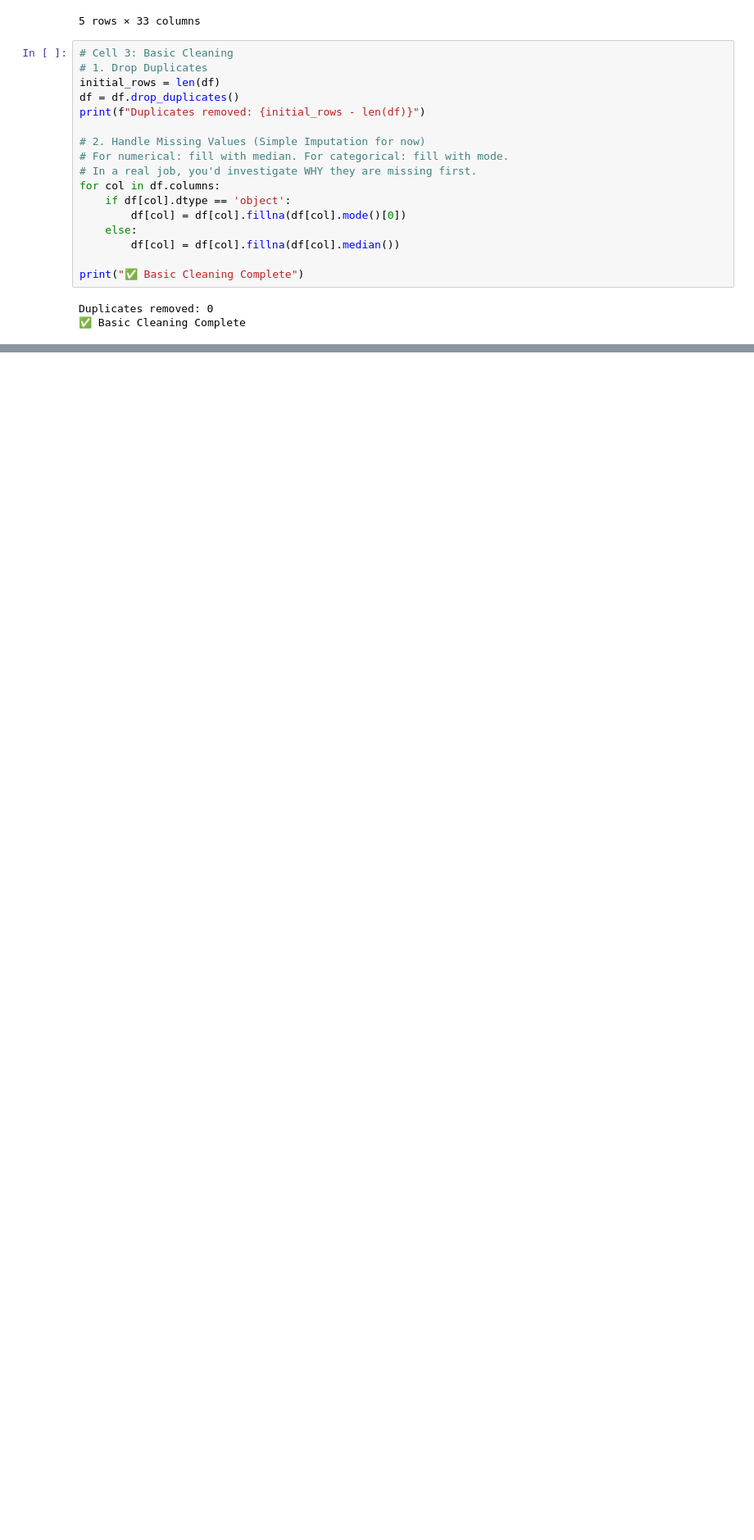
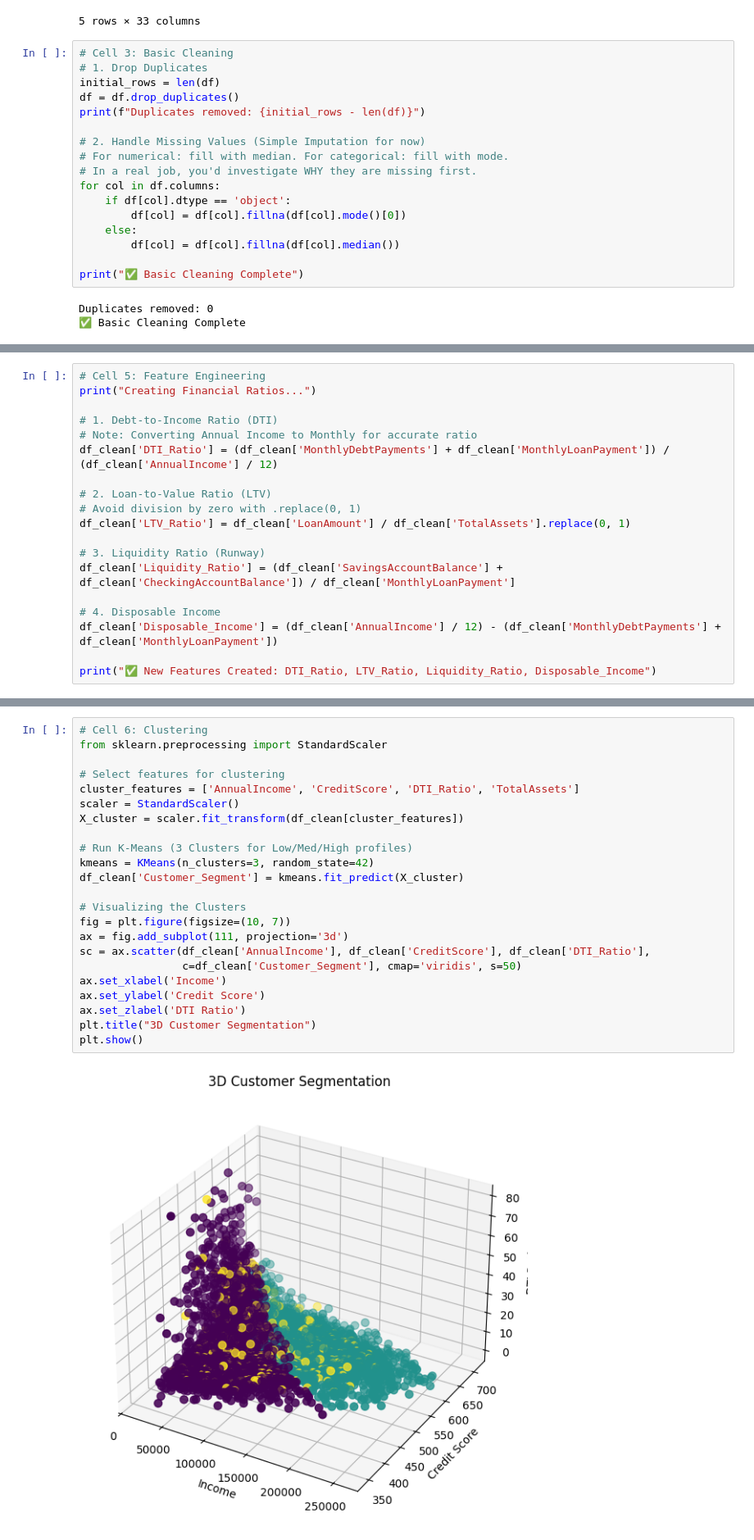
Before and after one commit to AnujanN/Financial-Risk-Modeling, a Jupyter notebook: Loan_Analysis 2.ipynb, the cells around one changed output, grey strips where cells are left out. Shown at 82% size. Saved outputs shown, nothing was run; the diff lists cells and outputs as text; blank space fills up the shorter version.

```diff
--- a/Loan_Analysis 2.ipynb
+++ b/Loan_Analysis 2.ipynb
@@ -68,0 +92,19 @@ Duplicates removed: 0
+# %%
+# Cell 5: Feature Engineering
+print("Creating Financial Ratios...")
+
+# 1. Debt-to-Income Ratio (DTI)
+# Note: Converting Annual Income to Monthly for accurate ratio
+df_clean['DTI_Ratio'] = (df_clean['MonthlyDebtPayments'] + df_clean['MonthlyLoanPayment']) / (df_clean['AnnualIncome'] / 12)
+
+# 2. Loan-to-Value Ratio (LTV)
+# Avoid division by zero with .replace(0, 1)
+df_clean['LTV_Ratio'] = df_clean['LoanAmount'] / df_clean['TotalAssets'].replace(0, 1)
+
+# 3. Liquidity Ratio (Runway)
+df_clean['Liquidity_Ratio'] = (df_clean['SavingsAccountBalance'] + df_clean['CheckingAccountBalance']) / df_clean['MonthlyLoanPayment']
+
+# 4. Disposable Income
+df_clean['Disposable_Income'] = (df_clean['AnnualIncome'] / 12) - (df_clean['MonthlyDebtPayments'] + df_clean['MonthlyLoanPayment'])
+
+print("✅ New Features Created: DTI_Ratio, LTV_Ratio, Liquidity_Ratio, Disposable_Income")
@@ -68,0 +114,25 @@ Duplicates removed: 0
+# %%
+# Cell 6: Clustering
+from sklearn.preprocessing import StandardScaler
+
+# Select features for clustering
+cluster_features = ['AnnualIncome', 'CreditScore', 'DTI_Ratio', 'TotalAssets']
+scaler = StandardScaler()
+X_cluster = scaler.fit_transform(df_clean[cluster_features])
+
+# Run K-Means (3 Clusters for Low/Med/High profiles)
+kmeans = KMeans(n_clusters=3, random_state=42)
+df_clean['Customer_Segment'] = kmeans.fit_predict(X_cluster)
+
+# Visualizing the Clusters
+fig = plt.figure(figsize=(10, 7))
+ax = fig.add_subplot(111, projection='3d')
+sc = ax.scatter(df_clean['AnnualIncome'], df_clean['CreditScore'], df_clean['DTI_Ratio'],
+                c=df_clean['Customer_Segment'], cmap='viridis', s=50)
+ax.set_xlabel('Income')
+ax.set_ylabel('Credit Score')
+ax.set_zlabel('DTI Ratio')
+plt.title("3D Customer Segmentation")
+plt.show()
+# %% [output]
+[figure, added]
```
Also changed, not shown: parts of 2 cells of this notebook.
